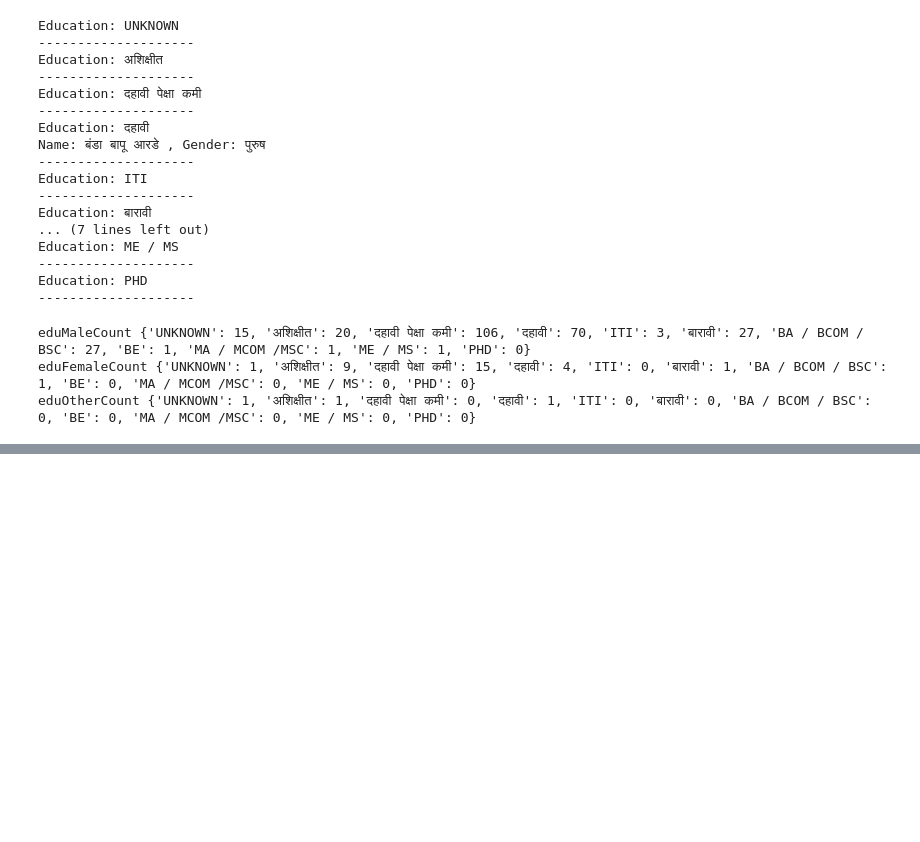
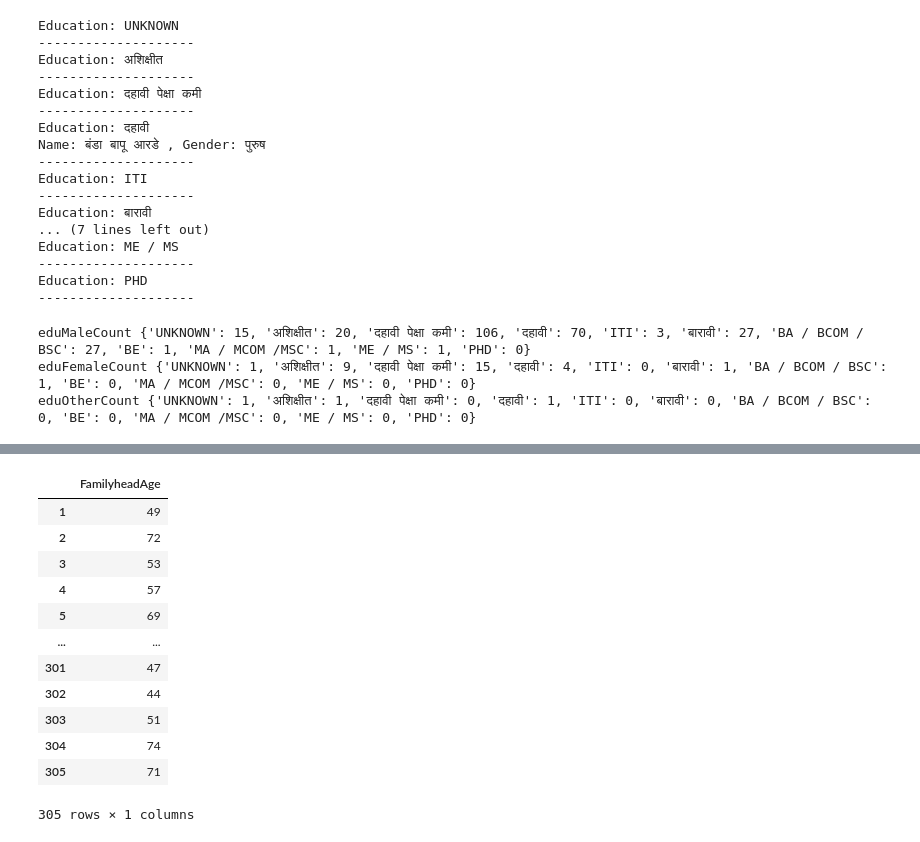
Before and after one commit to prathmeshpatil98/Village_Analysis_project, a Jupyter notebook: data1find.ipynb, the cells around one changed output, grey strips where cells are left out. Cells and saved outputs as stored; diff of their text form; code cells hidden in the pictures; blank space fills up the shorter version.

```diff
--- a/data1find.ipynb
+++ b/data1find.ipynb
@@ -370,0 +799,17 @@ AttributeError: 'str' object has no attribute 'iloc'
+# %%
+age_column = df.iloc[1:, 189:]
+age_column
+# %% [output]
+|  | FamilyheadAge |
+| 1 | 49 |
+| 2 | 72 |
+| 3 | 53 |
+| 4 | 57 |
+| 5 | 69 |
+| ... | ... |
+| 301 | 47 |
+| 302 | 44 |
+| 303 | 51 |
+| 304 | 74 |
+| 305 | 71 |
+305 rows × 1 columns
```
Also changed, not shown: parts of 21 cells of this notebook, 4 other files.
